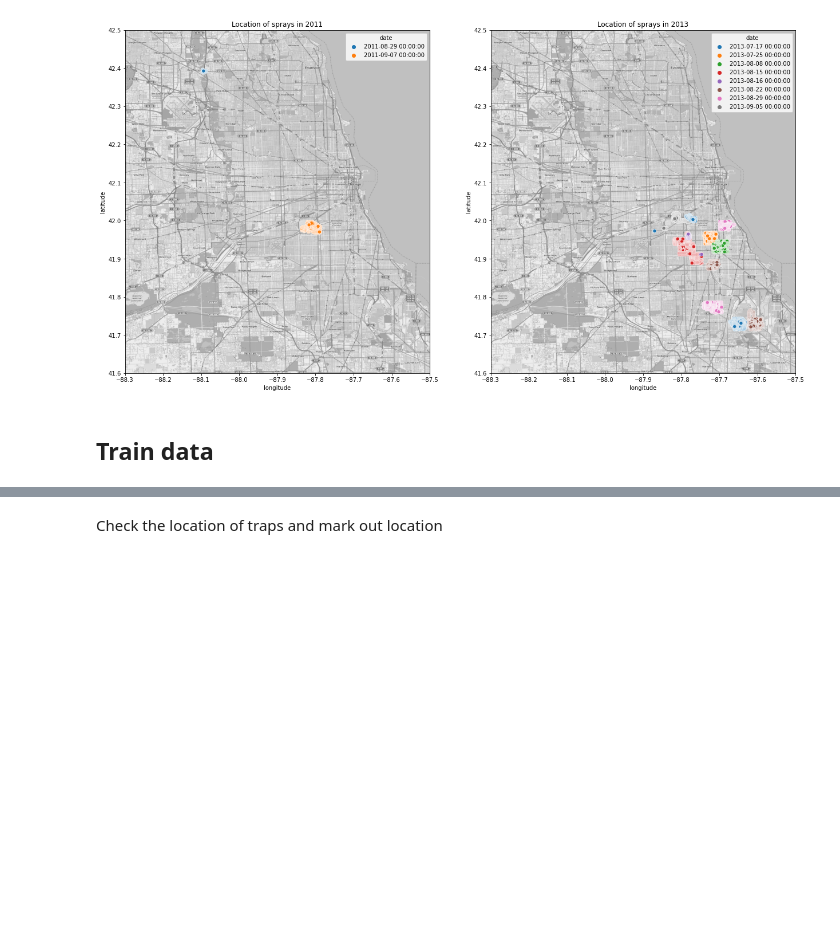
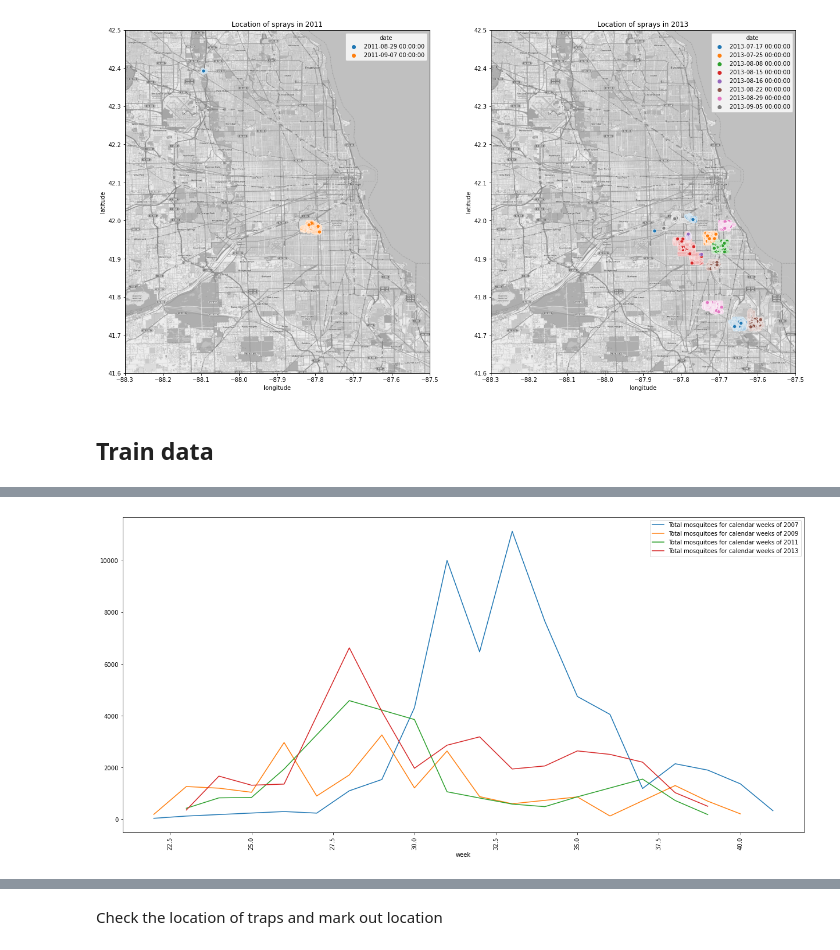
Before and after one commit to kevwee-lab/G.A-Project-4, a Jupyter notebook: working-folder/Zhi Qiang/EDA- Train and Spray.ipynb, the cells around one changed output, grey strips where cells are left out. Drawn from its saved outputs; the diff is of its cells as text; code cells hidden in the pictures; blank space fills up the shorter version.

```diff
--- a/working-folder/Zhi Qiang/EDA- Train and Spray.ipynb
+++ b/working-folder/Zhi Qiang/EDA- Train and Spray.ipynb
@@ -211,0 +259,13 @@ mosquito_count_year_plots.plot.bar(ax = ax);
+# %%
+# Count how many mosquitoes per week for each year and overlay for comparison
+fig, ax  = plt.subplots(figsize = (21,10))
+wnv_location_df_2007.groupby("week")["totalmosquitos"].sum().plot(kind = "line", ax = ax, rot = 90);
+wnv_location_df_2009.groupby("week")["totalmosquitos"].sum().plot(kind = "line", ax = ax, rot = 90);
+wnv_location_df_2011.groupby("week")["totalmosquitos"].sum().plot(kind = "line", ax = ax, rot = 90);
+wnv_location_df_2013.groupby("week")["totalmosquitos"].sum().plot(kind = "line", ax = ax, rot = 90);
+ax.legend(['Total mosquitoes for calendar weeks of 2007',
+           'Total mosquitoes for calendar weeks of 2009',
+           'Total mosquitoes for calendar weeks of 2011',
+           'Total mosquitoes for calendar weeks of 2013']);
+# %% [output]
+[figure, added]
```
Also changed, not shown: parts of 47 cells of this notebook, 1 other file.
